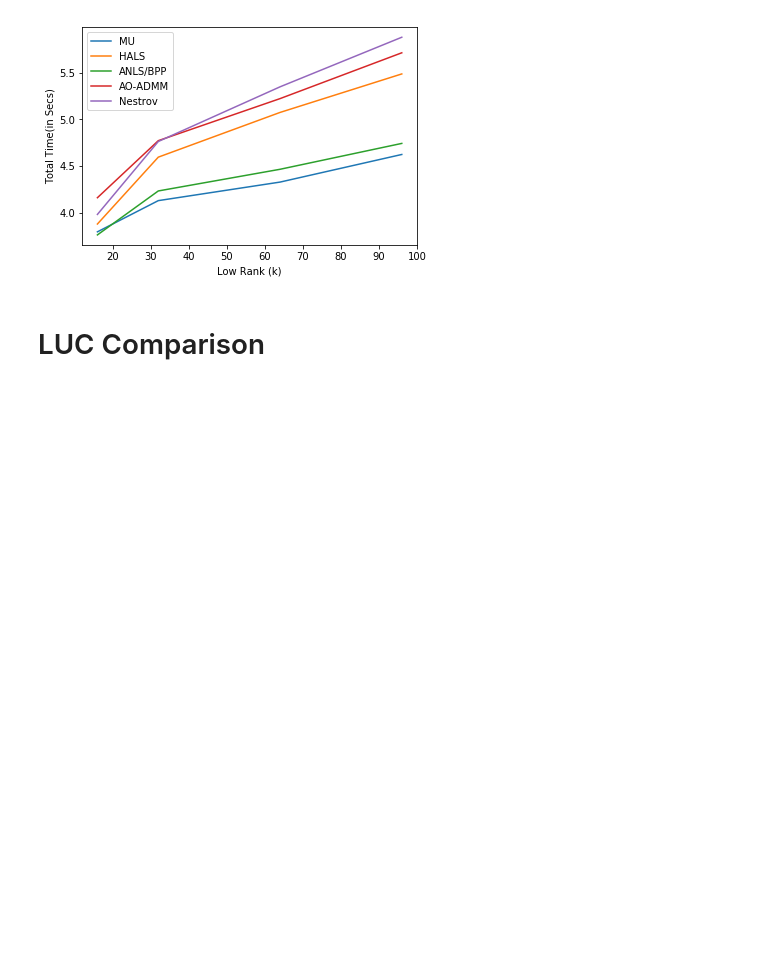
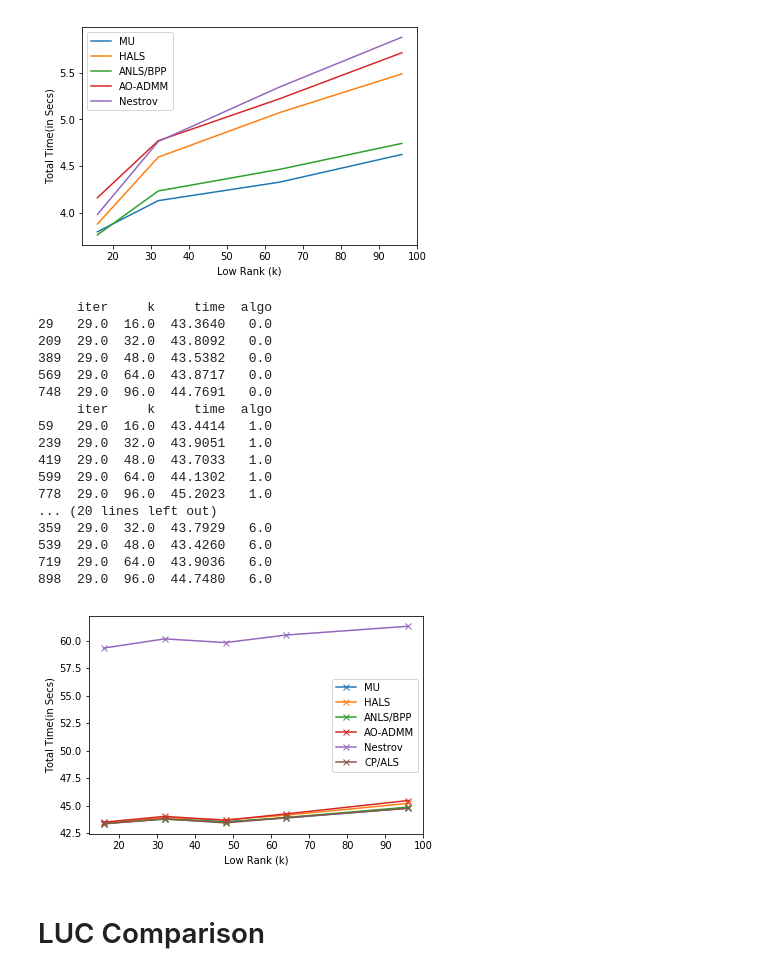
Before and after one commit to ramkikannan/planc, a Jupyter notebook: latex/toms/data/tomsplots.ipynb, the cells around one changed output. Saved outputs shown, nothing was run; the diff lists cells and outputs as text; code cells hidden in the pictures; blank space fills up the shorter version.

```diff
--- a/latex/toms/data/tomsplots.ipynb
+++ b/latex/toms/data/tomsplots.ipynb
@@ -43,6 +43,38 @@ for gpu in [0, 1]:
 # %% [output]
 [figure]
 [figure]
+# %%
+frame=pd.read_csv('accuracylr81pksweep_nesterov20_gpu.csv', delimiter=' ', header=0)
+frame_subset=frame[[u'iter',u'k',u'time',u'algo']]
+fig, ax = plt.subplots()
+frame_k= frame_subset.loc[frame_subset['iter']==29]
+for key, grp in frame_k.groupby(['algo']):
+    print(grp)
+    ax = grp.plot(ax=ax, kind='line', x='k', y='time', label=key, marker='x')
+plt.legend(['MU','HALS','ANLS/BPP','AO-ADMM','Nestrov','CP/ALS'],loc='best')
+plt.xlabel('Low Rank (k)')
+plt.ylabel('Total Time(in Secs)')
+plt.show()
+fig.savefig('plots/cpuvsgpulr811'+'.pdf')
+# %% [output]
+     iter     k     time  algo
+29   29.0  16.0  43.3640   0.0
+209  29.0  32.0  43.8092   0.0
+389  29.0  48.0  43.5382   0.0
+569  29.0  64.0  43.8717   0.0
+748  29.0  96.0  44.7691   0.0
+     iter     k     time  algo
+59   29.0  16.0  43.4414   1.0
+239  29.0  32.0  43.9051   1.0
+419  29.0  48.0  43.7033   1.0
+599  29.0  64.0  44.1302   1.0
+778  29.0  96.0  45.2023   1.0
+... (20 lines left out)
+359  29.0  32.0  43.7929   6.0
+539  29.0  48.0  43.4260   6.0
+719  29.0  64.0  43.9036   6.0
+898  29.0  96.0  44.7480   6.0
+[figure, added]
 # %% [markdown]
 # LUC Comparison
 # %%
```
Also changed, not shown: parts of 3 cells of this notebook, 31 other files.
